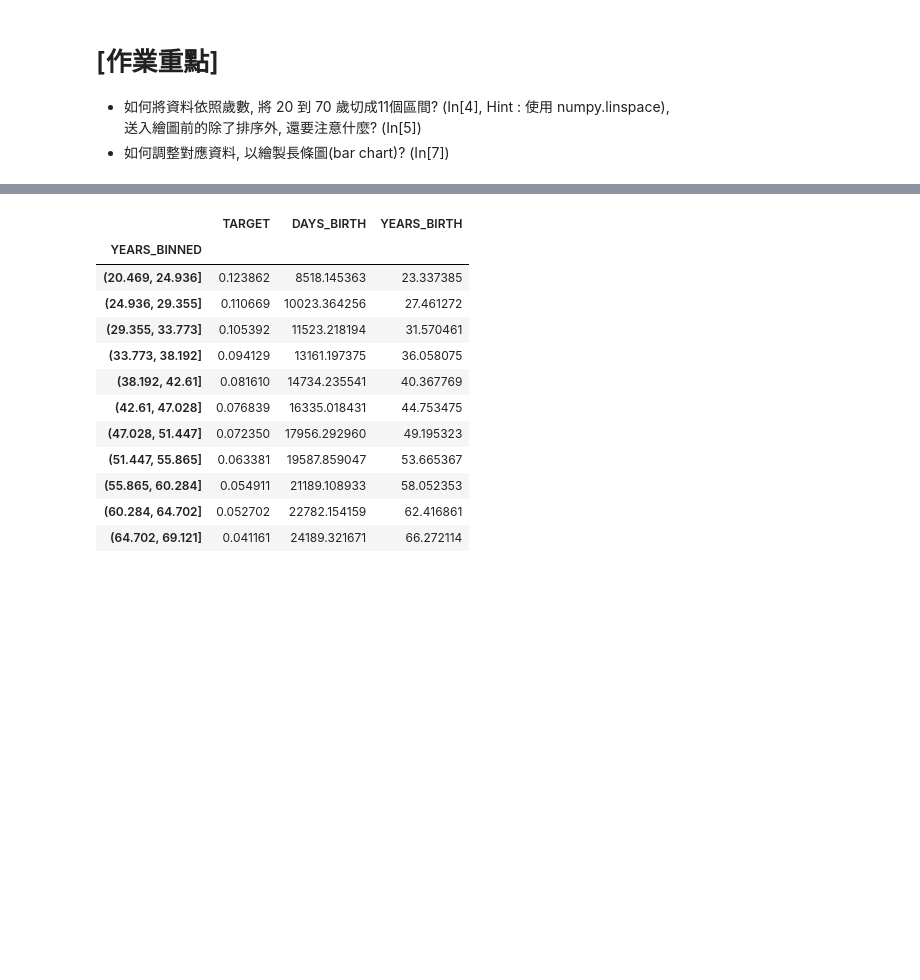
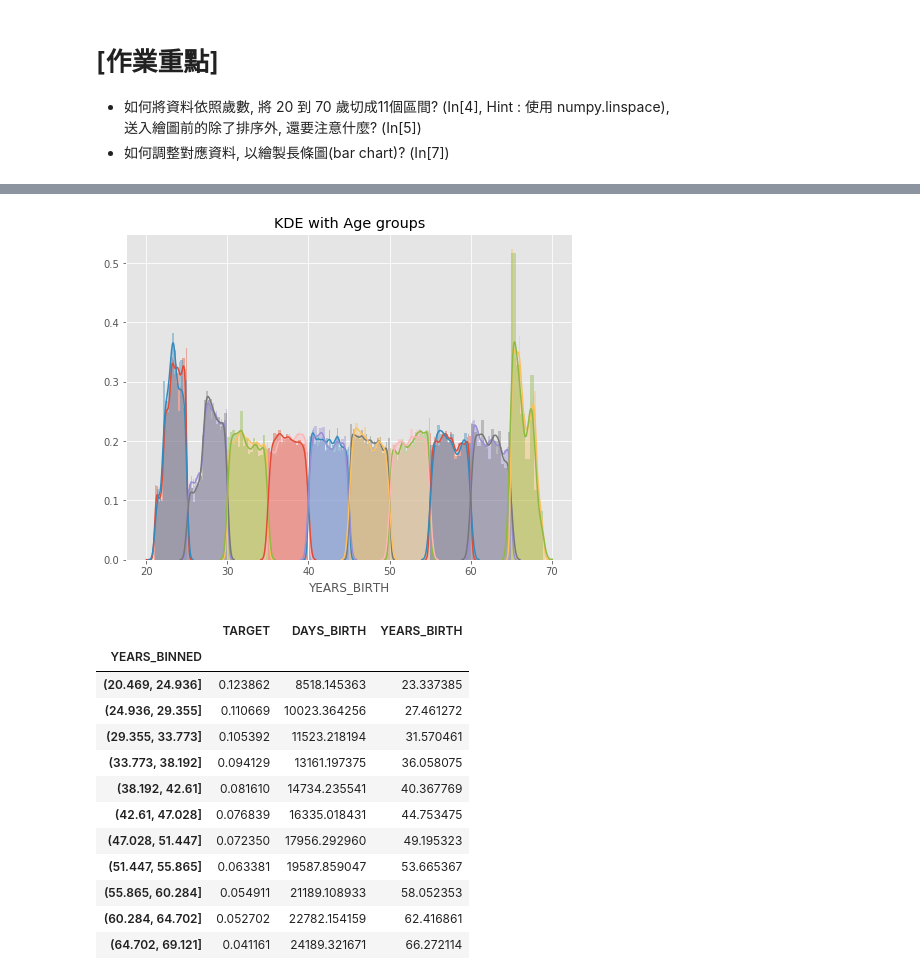
Before and after one commit to tkshien/1st-DL-CVMarathon, a Jupyter notebook: Day_016_HW.ipynb, the cells around one changed output, grey strips where cells are left out. Drawn from its saved outputs; the diff is of its cells as text; code cells hidden in the pictures; blank space fills up the shorter version.

```diff
--- a/Day_016_HW.ipynb
+++ b/Day_016_HW.ipynb
@@ -74,19 +73,21 @@ Name: YEARS_BINNED, dtype: int64
 # %%
 # 繪圖前先排序 / 分組
 """
 Your Code Here
 """
-year_group_sorted = age_data['YEARS_BINNED'].sort_values()
+year_group_sorted = np.sort(age_data['YEARS_BINNED'].unique())
 
 plt.figure(figsize=(8,6))
 for i in range(len(year_group_sorted)):
     sns.distplot(age_data.loc[(age_data['YEARS_BINNED'] == year_group_sorted[i]) & \
                               (age_data['TARGET'] == 0), 'YEARS_BIRTH'], label = str(year_group_sorted[i]))
 
     sns.distplot(age_data.loc[(age_data['YEARS_BINNED'] == year_group_sorted[i]) & \
                               (age_data['TARGET'] == 1), 'YEARS_BIRTH'], label = str(year_group_sorted[i]))
 plt.title('KDE with Age groups')
 plt.show()
+# %% [output]
+[figure, added]
 # %%
 # 計算每個年齡區間的 Target、DAYS_BIRTH與 YEARS_BIRTH 的平均值
 age_groups  = age_data.groupby('YEARS_BINNED').mean()
```
Also changed, not shown: parts of 2 cells of this notebook.
